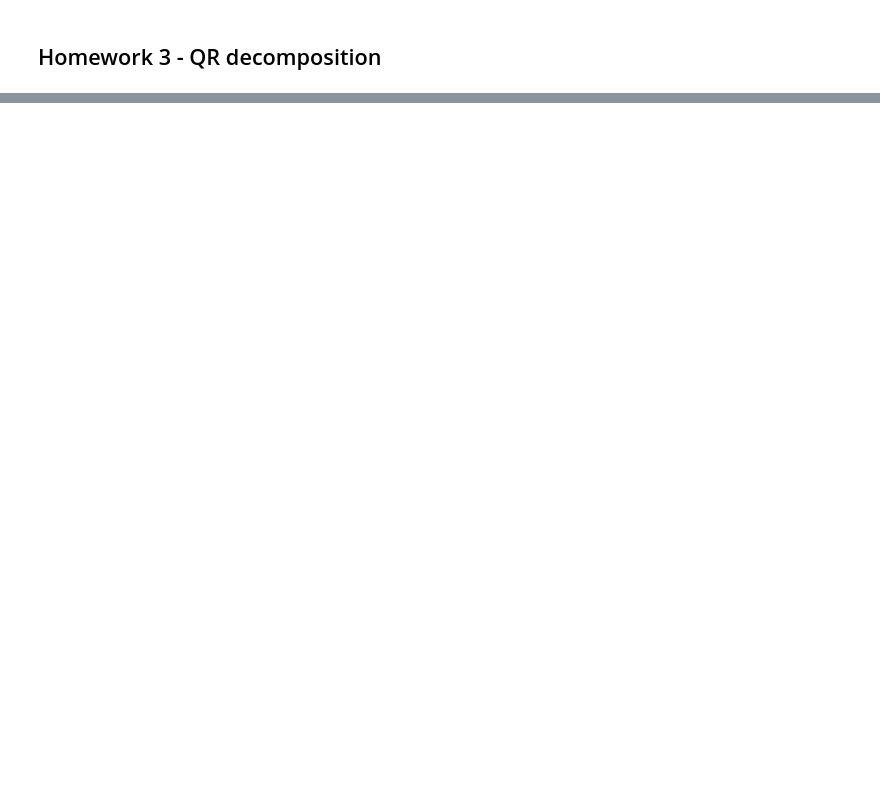
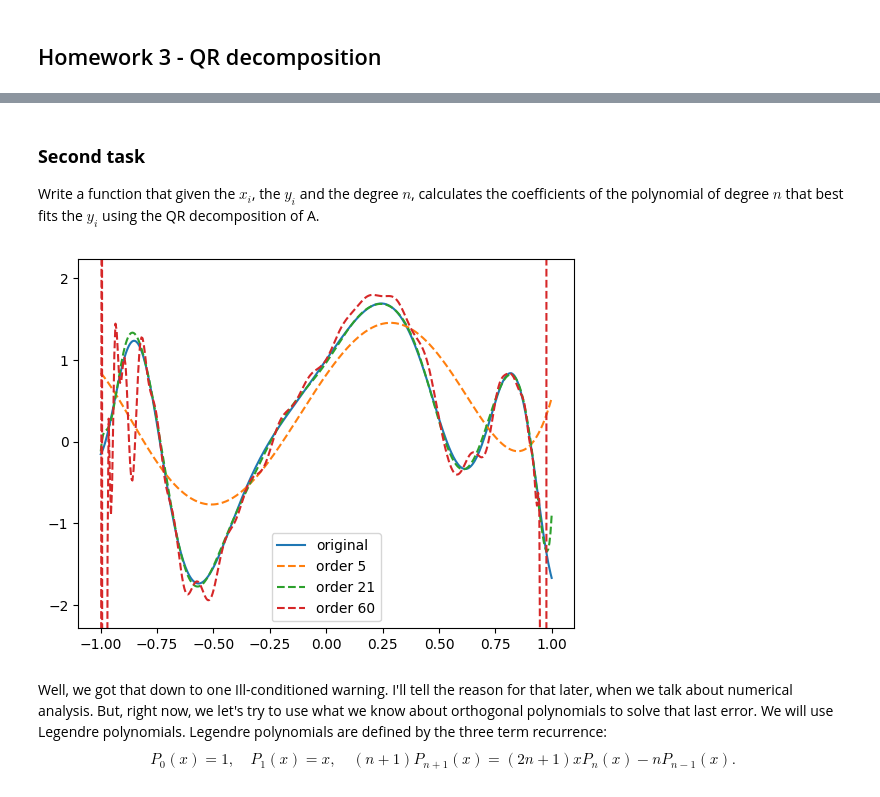
Before and after one commit to joaompereira/joaompereira.github.io, a Jupyter notebook: uploads/ALA24_notebook_QR.ipynb, the cells around one changed output, grey strips where cells are left out. Cells and saved outputs as stored; diff of their text form; code cells hidden in the pictures; blank space fills up the shorter version.

```diff
--- a/uploads/ALA24_notebook_QR.ipynb
+++ b/uploads/ALA24_notebook_QR.ipynb
@@ -57,0 +149,32 @@ for i, alg in enumerate([scp.linalg.qr, QR_by_Gram_Schmidt_Orthogonalization]):
+# %% [markdown]
+### **Second task**
+Write a function that given the $x_i$, the $y_i$ and the degree $n$, calculates the coefficients of the polynomial of degree $n$ that best fits the $y_i$ using the QR decomposition of A.
+# %%
+def least_square_poly_fit_QR(y_s, x_s, n):
+
+    # The number of columns of A is n+1
+    # The number of coefficients of a polynomial of degree n is n+1
+    A = np.zeros((x_s.shape[0], n+1))
+
+    # Build the matrix A from the data here
+
+    Q, R = scp.linalg.qr(A, mode='economic')
+
+    return scp.linalg.solve(some_matrix, some_vector)
+# %%
+plt.plot(x, np.sin(4*x) + np.cos(9 * x * x), label='original')
+ax = plt.gca()
+ymin, ymax = ax.get_ylim()
+
+for order in [5, 21, 60]:
+    best_poly = least_square_poly_fit_QR(y_s, x_s, order)
+    plt.plot(x, np.vander(x, order+1, increasing=True) @ best_poly,'--', label='order ' + str(order))
+
+ax.set_ylim([1.1 * ymin - .1 * ymax, 1.1 * ymax - .1 * ymin])
+plt.legend()
+plt.show()
+# %% [output]
+[figure, added]
+# %% [markdown]
+Well, we got that down to one Ill-conditioned warning. I'll tell the reason for that later, when we talk about numerical analysis. But, right now, we let's try to use what we know about orthogonal polynomials to solve that last error. We will use Legendre polynomials. Legendre polynomials are defined by the three term recurrence:
+$$P_0(x) = 1,\quad P_1(x) = x,\quad (n+1)P_{n+1}(x) = (2 n + 1) x P_n(x) - n P_{n-1}(x).$$
```
Also changed, not shown: parts of 15 cells of this notebook, 11 other files.
